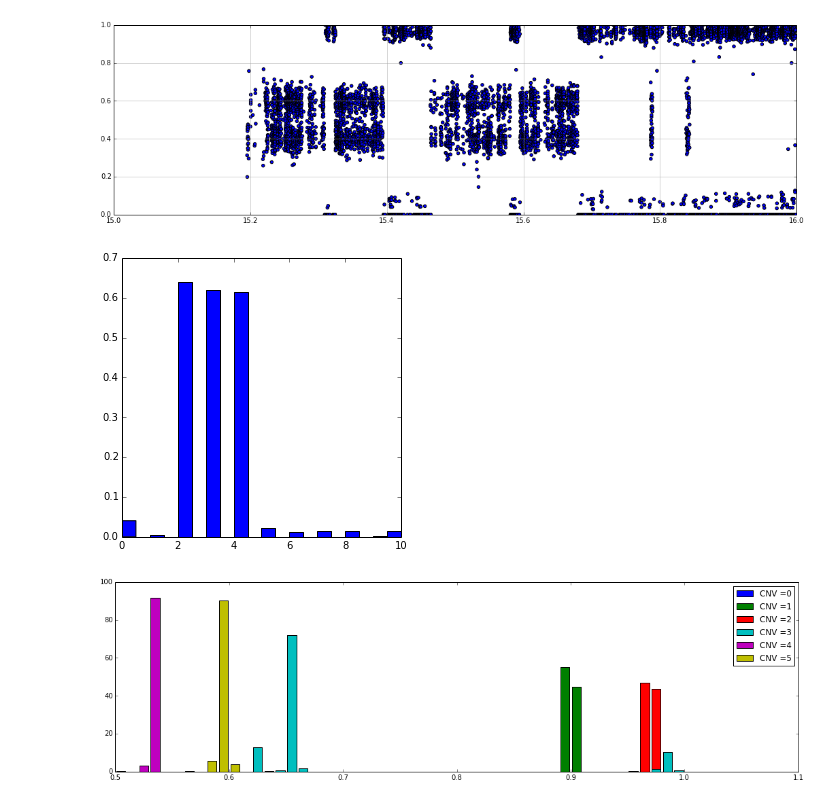
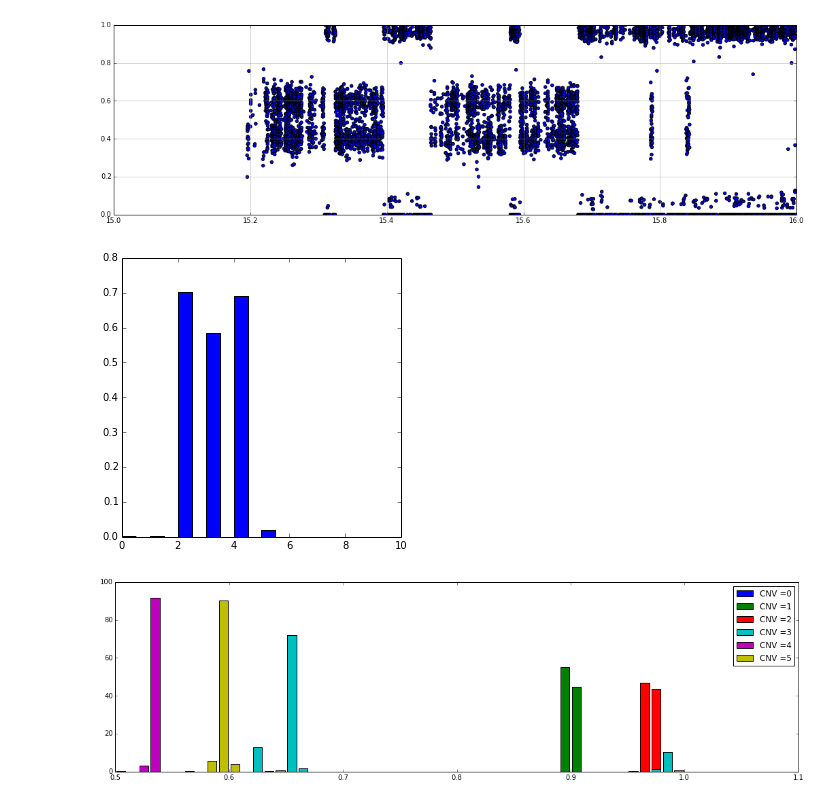
Before and after one commit to hartwigmedical/scripts, a Jupyter notebook: ipython/tumor_purity_estimate.ipynb, the cells around one changed output. Cells and saved outputs as stored; diff of their text form; code cells hidden in the pictures.

```diff
--- a/ipython/tumor_purity_estimate.ipynb
+++ b/ipython/tumor_purity_estimate.ipynb
@@ -169,11 +169,11 @@ plt.show()
 # %%
 #IMPORTANT - make sure we use mBAFCount for weight!!!
 # probably need 2% to be CNV = 1 or 3?
 plt.figure(figsize=[5,5])
-plt.hist(dfCNV['copyNum'].values,cumulative=False, normed=True, bins=20,range=(0,10),weights=dfCNV['regionLength'].values)
+plt.hist(dfCNV['copyNum'].values,cumulative=False, normed=True, bins=20,range=(0,10),weights=dfCNV['mBAFCount'].values)
 plt.show()
 # %% [output]
-[figure, old version]
+[figure, new version]
 # %%
 # should only use regions with mbaf > x
 fractionMin = 0
```
Also changed, not shown: parts of 1 cell of this notebook, 6 other files.
